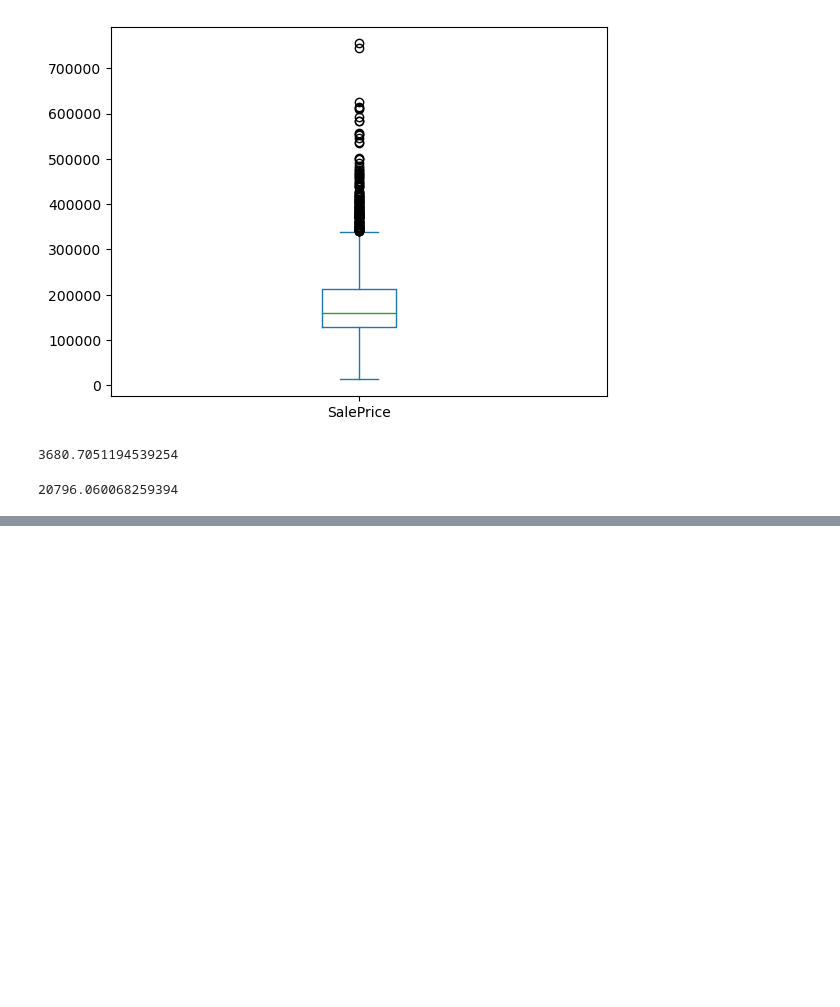
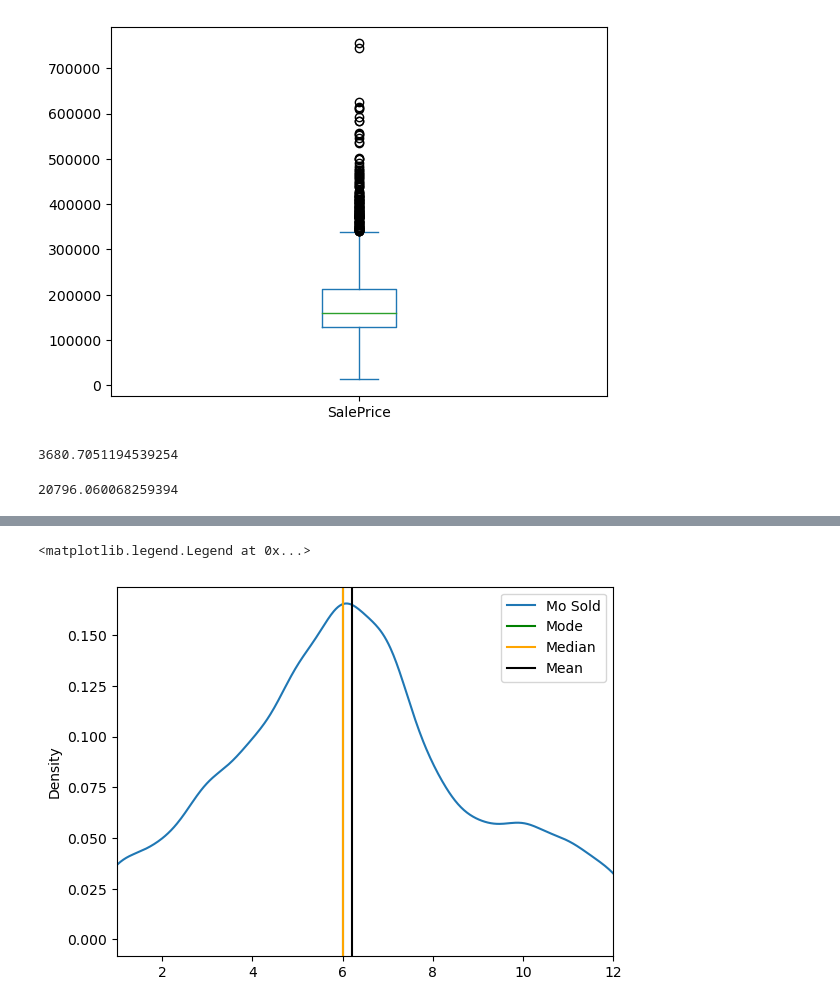
Before and after one commit to castobary/statistics, a Jupyter notebook: 06_module.ipynb, the cells around one changed output, grey strips where cells are left out. Cells and saved outputs as stored; diff of their text form; code cells hidden in the pictures; blank space fills up the shorter version.

```diff
--- a/06_module.ipynb
+++ b/06_module.ipynb
@@ -338,0 +524,9 @@ saleprice_difference
+# %%
+houses['Mo Sold'].plot.kde(xlim = (1,12))
+plt.axvline(6, color = 'Green', label = 'Mode')
+plt.axvline(houses['Mo Sold'].median(), color = 'Orange', label = 'Median')
+plt.axvline(houses['Mo Sold'].mean(), color = 'Black', label = 'Mean')
+plt.legend()
+# %% [output]
+<matplotlib.legend.Legend at 0x...>
+[figure, added]
```
Also changed, not shown: parts of 24 cells of this notebook, 2 other files.
